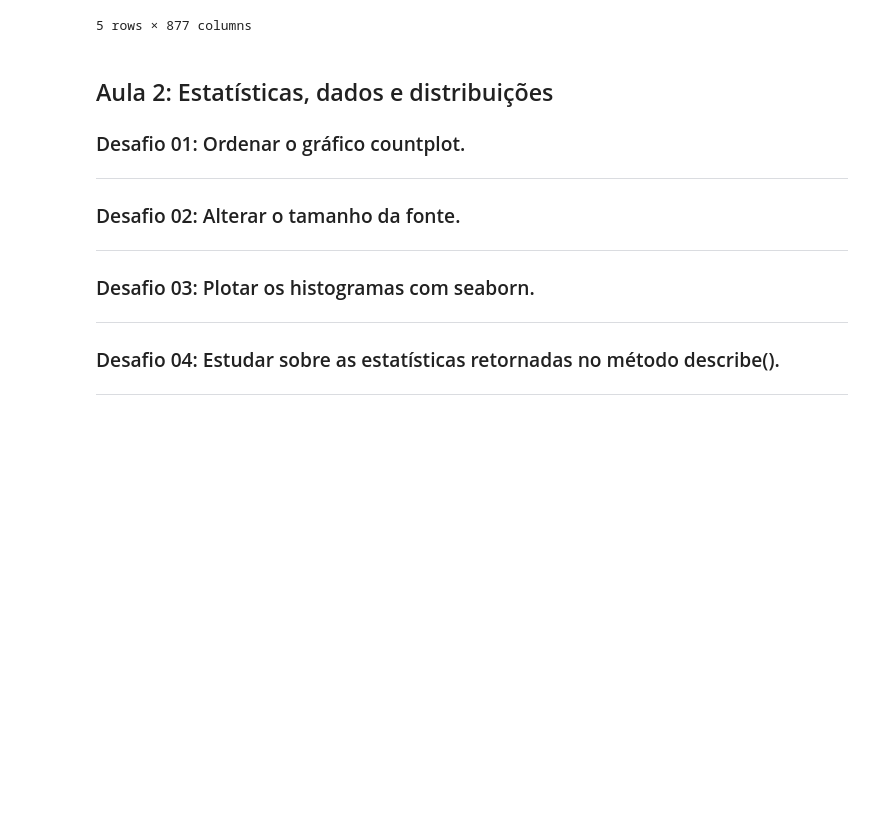
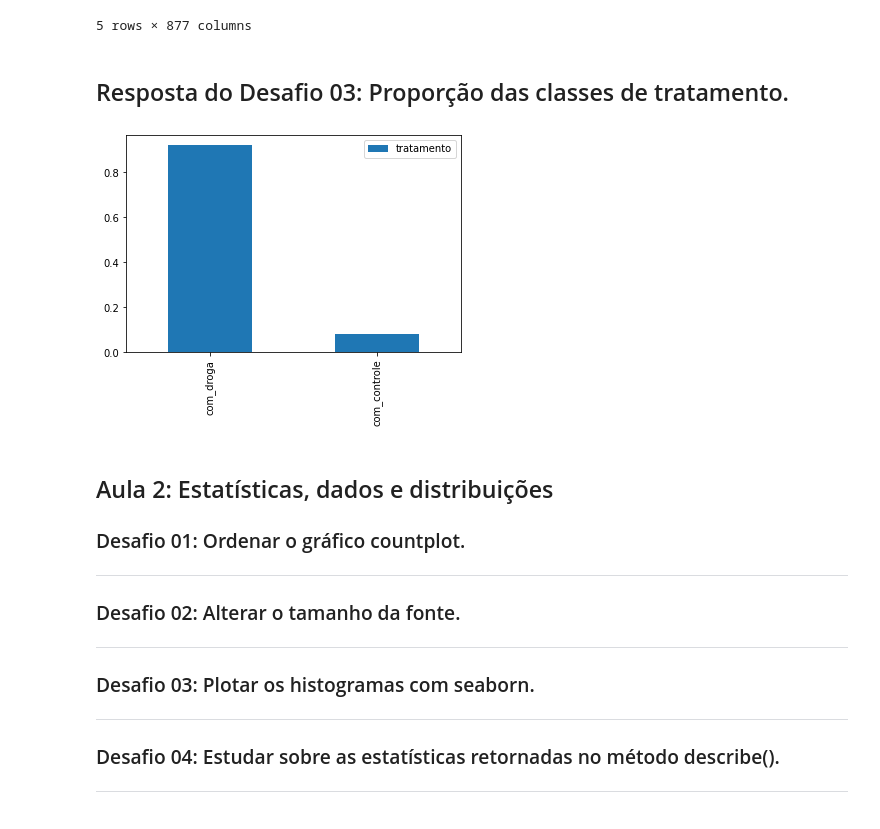
Before and after one commit to henriqueotogami/imersao-dados-3-alura, a Jupyter notebook: Desafios.ipynb, the cells around one changed output. Drawn from its saved outputs; the diff is of its cells as text; code cells hidden in the pictures; blank space fills up the shorter version.

Commit message:
Aula 01 - Desafio 03 - Concluído

```diff
--- a/Desafios.ipynb
+++ b/Desafios.ipynb
@@ -121,6 +121,12 @@ dados.tail(5)
 | 23812 | id_fffcb9e7c | com_droga | 24 | D1 | 8b87a7a83 | 0.6660 | 0.2324 | 0.4392 | 0.2044 | 0.8531 | -0.0343 | ... |
 | 23813 | id_ffffdd77b | com_droga | 72 | D1 | 972f41291 | -0.8598 | 1.0240 | -0.1361 | 0.7952 | -0.3611 | -3.6750 | ... |
 5 rows × 877 columns
+# %% [markdown]
+## Resposta do Desafio 03: Proporção das classes de tratamento.
+# %%
+proporcao_tratamentos = dados['tratamento'].value_counts(normalize = True).plot.bar(legend=True)
+# %% [output]
+[figure, added]
 # %% [markdown]
 ## Aula 2: Estatísticas, dados e distribuições
 ### Desafio 01: Ordenar o gráfico countplot.
```
